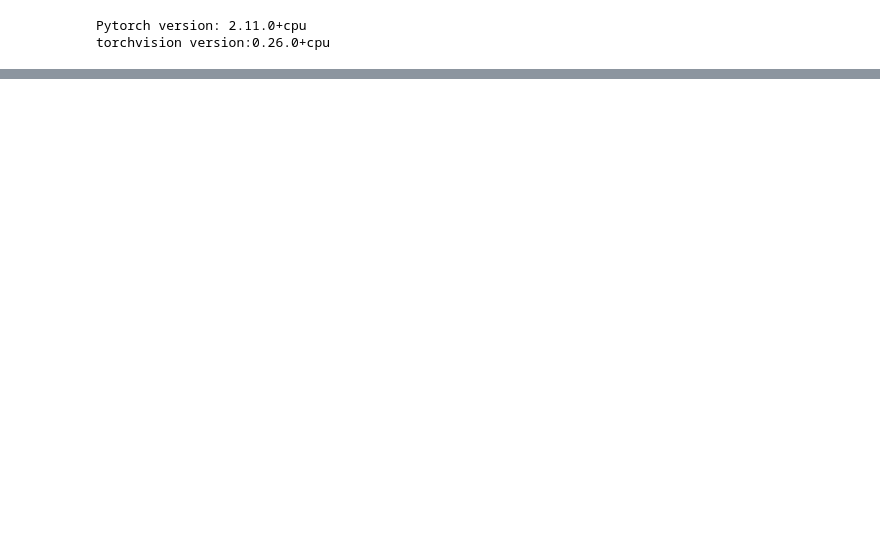
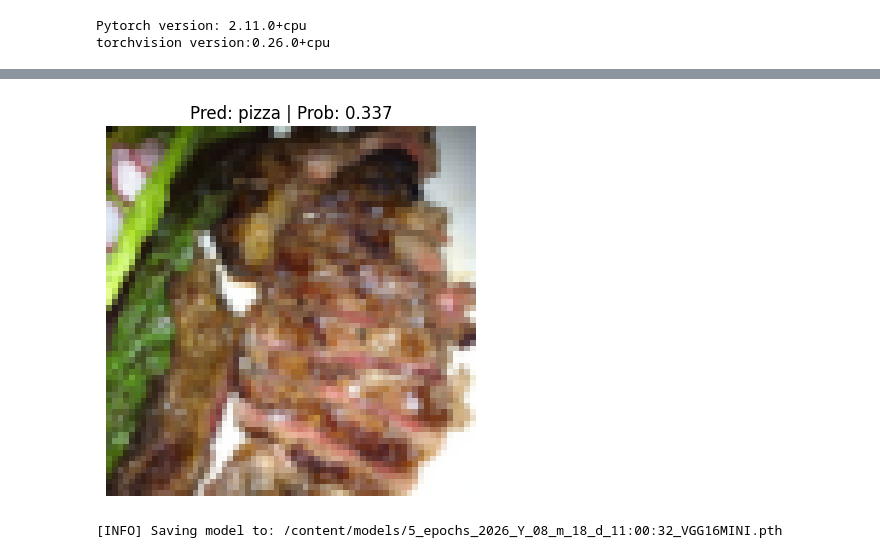
Before and after one commit to Jaingarveet/ViT_from_scratch, a Jupyter notebook: src/train.ipynb, the cells around one changed output, grey strips where cells are left out. Saved outputs shown, nothing was run; the diff lists cells and outputs as text; code cells hidden in the pictures; blank space fills up the shorter version.

```diff
--- a/src/train.ipynb
+++ b/src/train.ipynb
@@ -957,0 +84,30 @@ def pred_and_plot_image(model: torch.nn.Module,
+# %%
+from pathlib import Path
+import os
+
+train_dir = Path('/content/data/pizza_steak_sushi/train')
+test_dir = Path('/content/data/pizza_steak_sushi/test')
+
+train_transformations = transforms.Compose([
+    transforms.Resize((64,64)),
+    transforms.ToTensor(),
+    transforms.RandomHorizontalFlip(),
+    transforms.RandomRotation(degrees=90)
+])
+
+test_transformations = transforms.Compose([
+    transforms.Resize((64,64)),
+    transforms.ToTensor()
+
+])
+
+NUM_WORKERS = os.cpu_count()
+
+BATCH_SIZE = 32
+
+train_dataloader, test_dataloader, class_names, class_to_idx = create_datasets(train_dir = train_dir,
+                                                                               test_dir = test_dir,
+                                                                               train_transformations = train_transformations,
+                                                                               test_transformations=test_transformations,
+                                                                               NUM_WORKERS = NUM_WORKERS,
+                                                                               BATCH_SIZE = BATCH_SIZE)
@@ -957,0 +257,18 @@ def pred_and_plot_image(model: torch.nn.Module,
+# %%
+pred_image_path_sushi = '/content/data/pizza_steak_sushi/test/steak/1016217.jpg'
+pred_and_plot_image(model=model,
+                    image_path = pred_image_path_sushi,
+                    class_names= class_names,
+                    transform = transforms.Compose([transforms.Resize((64,64))]))
+# or we could directly write transform = test_transformations
+# resize, to tensor and other stuff
+# %% [output]
+[figure, added]
+# %%
+from datetime import datetime
+model_name = '5_epochs_'+ datetime.now().strftime('%Y_Y_%m_m_%d_d_%H:%M:%S')+'_VGG16MINI.pth'
+save_model(model=model,
+           target_dir='/content/models',
+           model_name=model_name)
+# %% [output]
+[INFO] Saving model to: /content/models/5_epochs_2026_Y_08_m_18_d_11:00:32_VGG16MINI.pth
```
Also changed, not shown: parts of 127 cells of this notebook, 5 other files.
